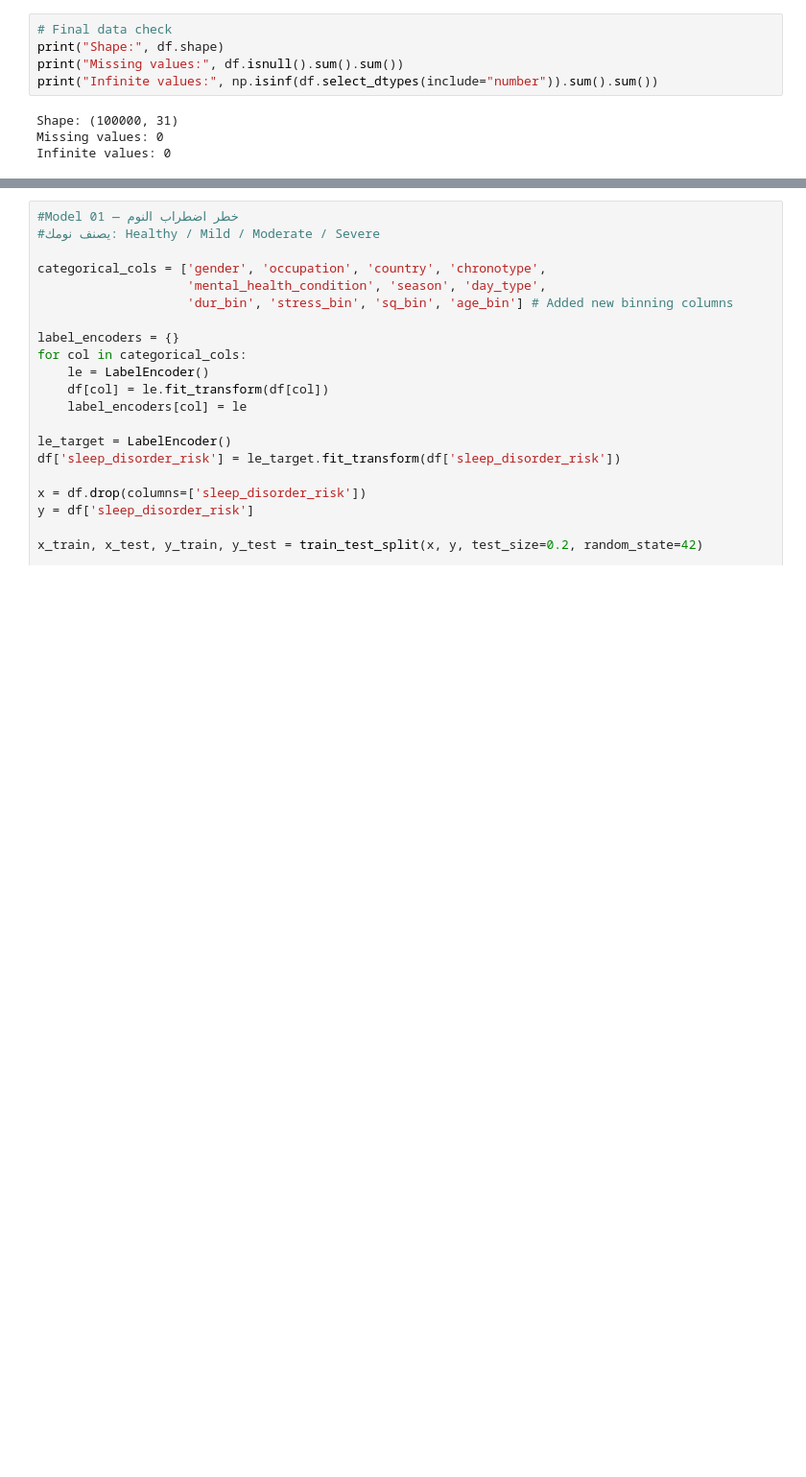
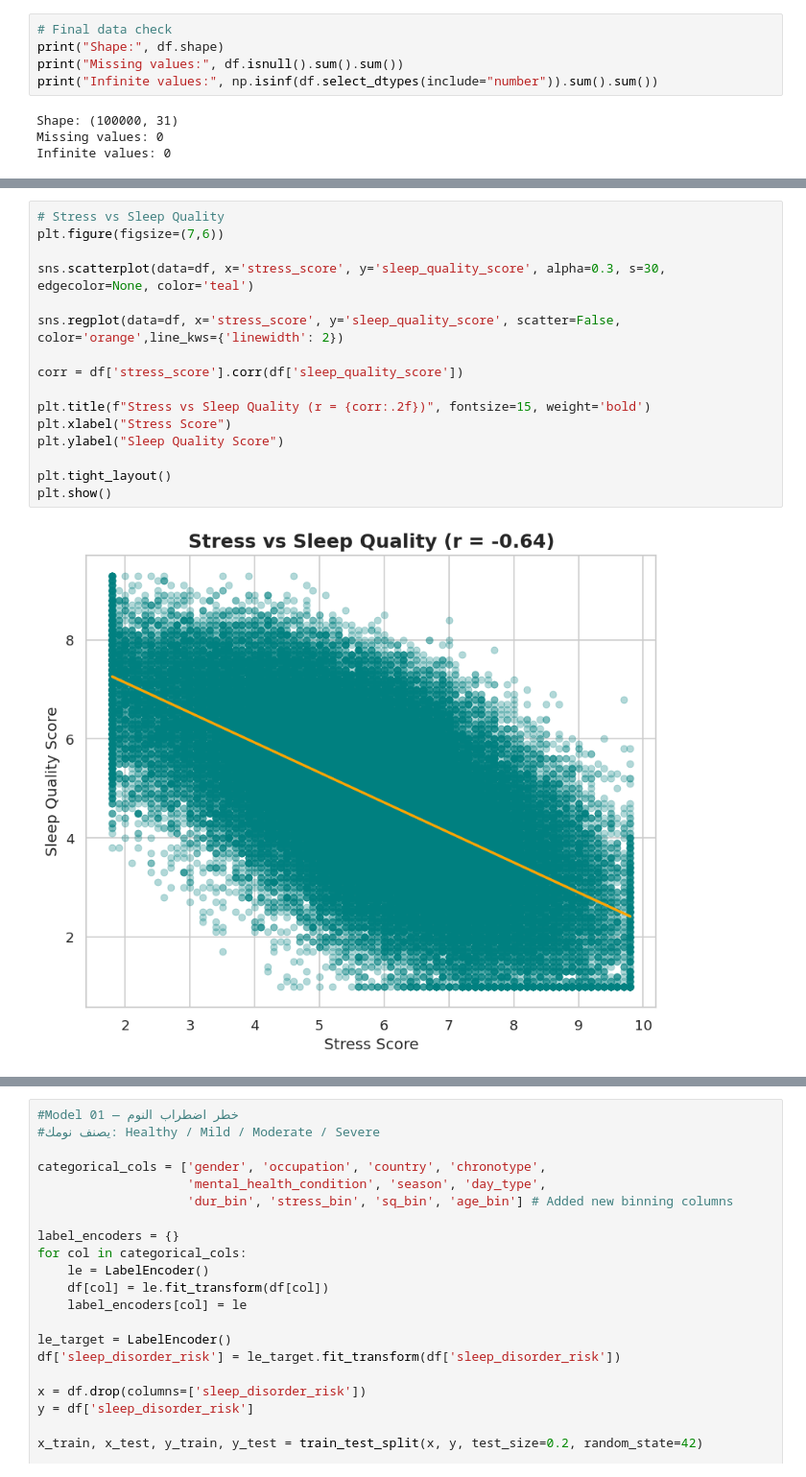
Before and after one commit to ibtihal7alharbi-tech/ML-project, a Jupyter notebook: sleep_disorder_risk_prediction.ipynb, the cells around one changed output, grey strips where cells are left out. Shown at 96% size. Cells and saved outputs as stored; diff of their text form; blank space fills up the shorter version.

```diff
--- a/sleep_disorder_risk_prediction.ipynb
+++ b/sleep_disorder_risk_prediction.ipynb
@@ -332,0 +249,18 @@ plt.show()
+# %%
+# Stress vs Sleep Quality
+plt.figure(figsize=(7,6))
+
+sns.scatterplot(data=df, x='stress_score', y='sleep_quality_score', alpha=0.3, s=30, edgecolor=None, color='teal')
+
+sns.regplot(data=df, x='stress_score', y='sleep_quality_score', scatter=False, color='orange',line_kws={'linewidth': 2})
+
+corr = df['stress_score'].corr(df['sleep_quality_score'])
+
+plt.title(f"Stress vs Sleep Quality (r = {corr:.2f})", fontsize=15, weight='bold')
+plt.xlabel("Stress Score")
+plt.ylabel("Sleep Quality Score")
+
+plt.tight_layout()
+plt.show()
+# %% [output]
+[figure, added]
```
Also changed, not shown: parts of 11 cells of this notebook.
